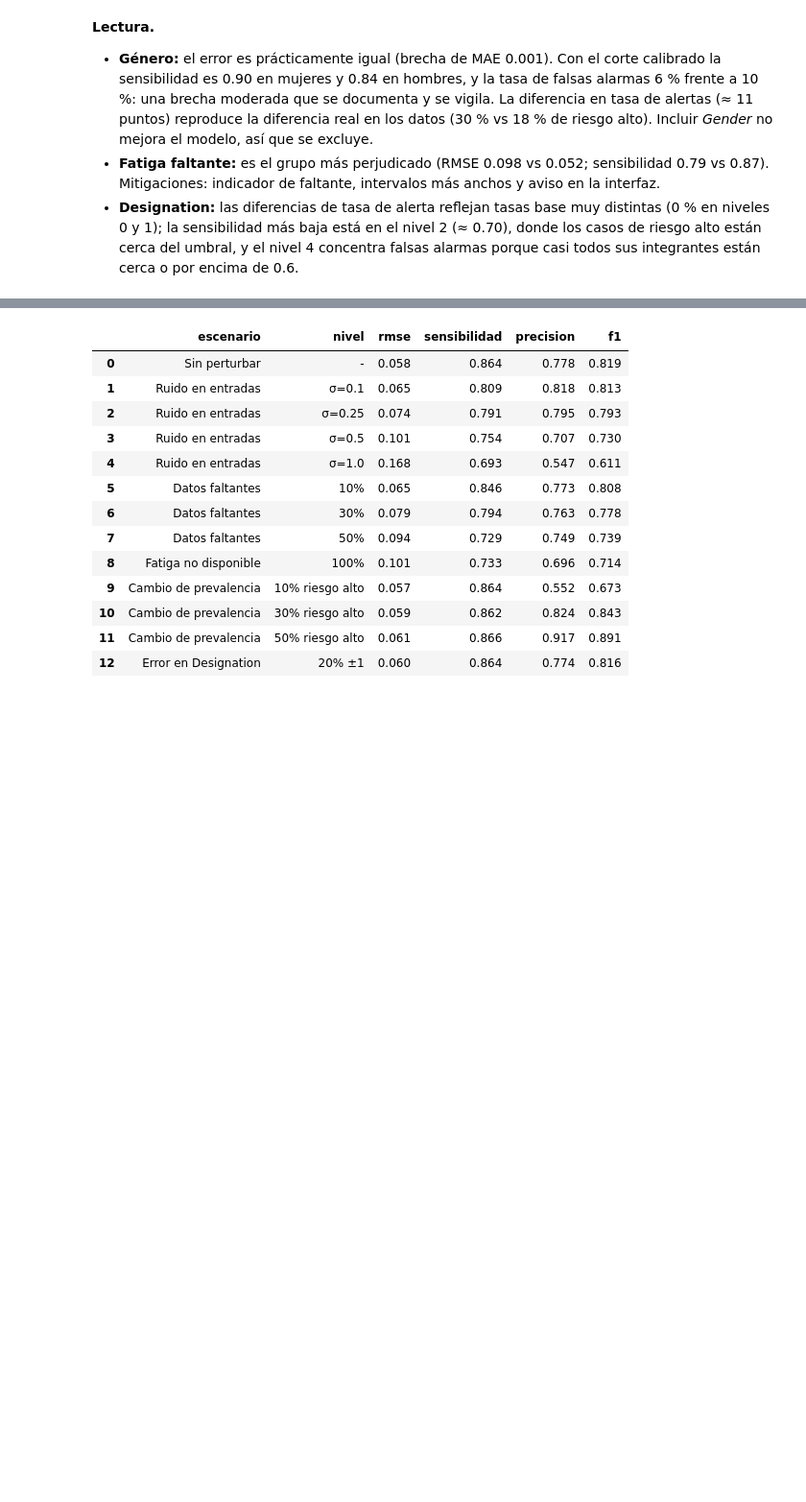
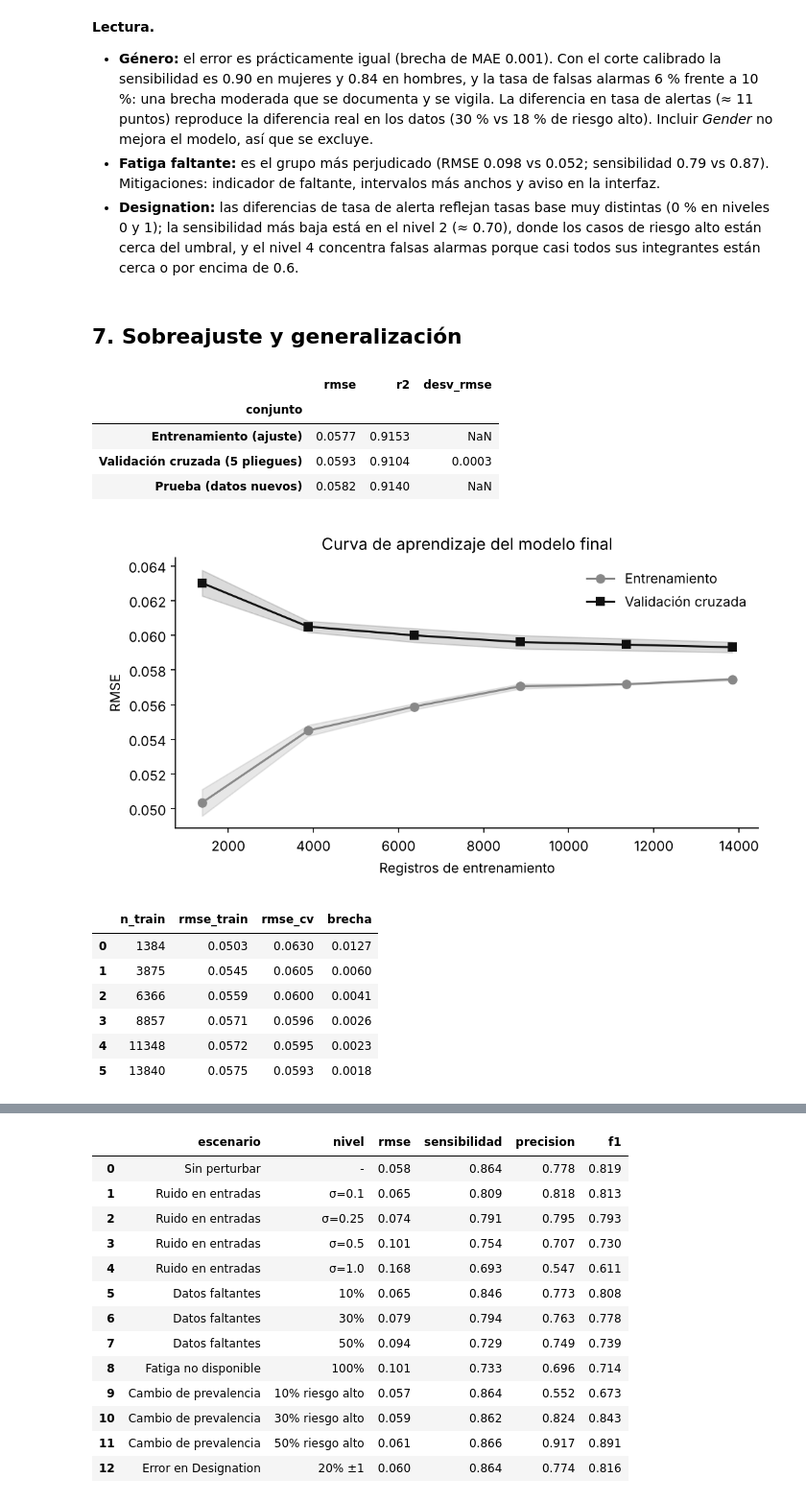
Before and after one commit to opnaranjo/Proyecto_Integrador_IA, a Jupyter notebook: notebooks/05_evaluacion.ipynb, the cells around one changed output, grey strips where cells are left out. Shown at 96% size. Saved outputs shown, nothing was run; the diff lists cells and outputs as text; code cells hidden in the pictures; blank space fills up the shorter version.

Commit message:
docs(notebooks): secciones de sobreajuste y casos de falla en la evaluación

```diff
--- a/notebooks/05_evaluacion.ipynb
+++ b/notebooks/05_evaluacion.ipynb
@@ -218,3 +218,23 @@ pd.read_csv(M / 'ablation_gender.csv', index_col=0)[['rmse', 'mae', 'sensibilida
 * **Designation:** las diferencias de tasa de alerta reflejan tasas base muy distintas (0 % en niveles 0 y 1);
   la sensibilidad más baja está en el nivel 2 (≈ 0.70), donde los casos de riesgo alto están cerca del umbral, y el
   nivel 4 concentra falsas alarmas porque casi todos sus integrantes están cerca o por encima de 0.6.
+# %% [markdown]
+## 7. Sobreajuste y generalización
+# %%
+display(pd.read_csv(M / 'overfitting_check.csv', index_col=0).round(4))
+display(Image(FIG / 'learning_curve.png'))
+pd.read_csv(M / 'learning_curve.csv').round(4)
+# %% [output]
+|  | rmse | r2 | desv_rmse |
+| conjunto |  |  |  |
+| Entrenamiento (ajuste) | 0.0577 | 0.9153 | NaN |
+| Validación cruzada (5 pliegues) | 0.0593 | 0.9104 | 0.0003 |
+| Prueba (datos nuevos) | 0.0582 | 0.9140 | NaN |
+[figure, added]
+|  | n_train | rmse_train | rmse_cv | brecha |
+| 0 | 1384 | 0.0503 | 0.0630 | 0.0127 |
+| 1 | 3875 | 0.0545 | 0.0605 | 0.0060 |
+| 2 | 6366 | 0.0559 | 0.0600 | 0.0041 |
+| 3 | 8857 | 0.0571 | 0.0596 | 0.0026 |
+| 4 | 11348 | 0.0572 | 0.0595 | 0.0023 |
+| 5 | 13840 | 0.0575 | 0.0593 | 0.0018 |
```
Also changed, not shown: parts of 8 cells of this notebook, 4 other files.
